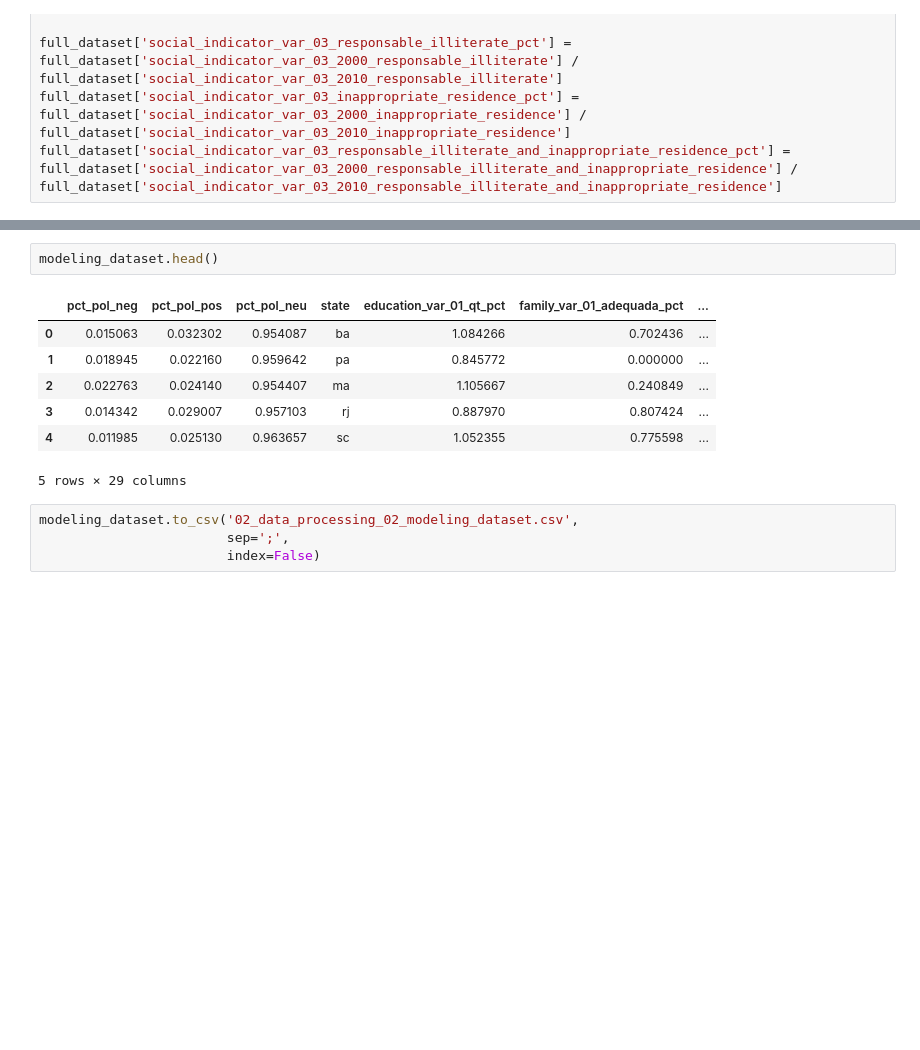
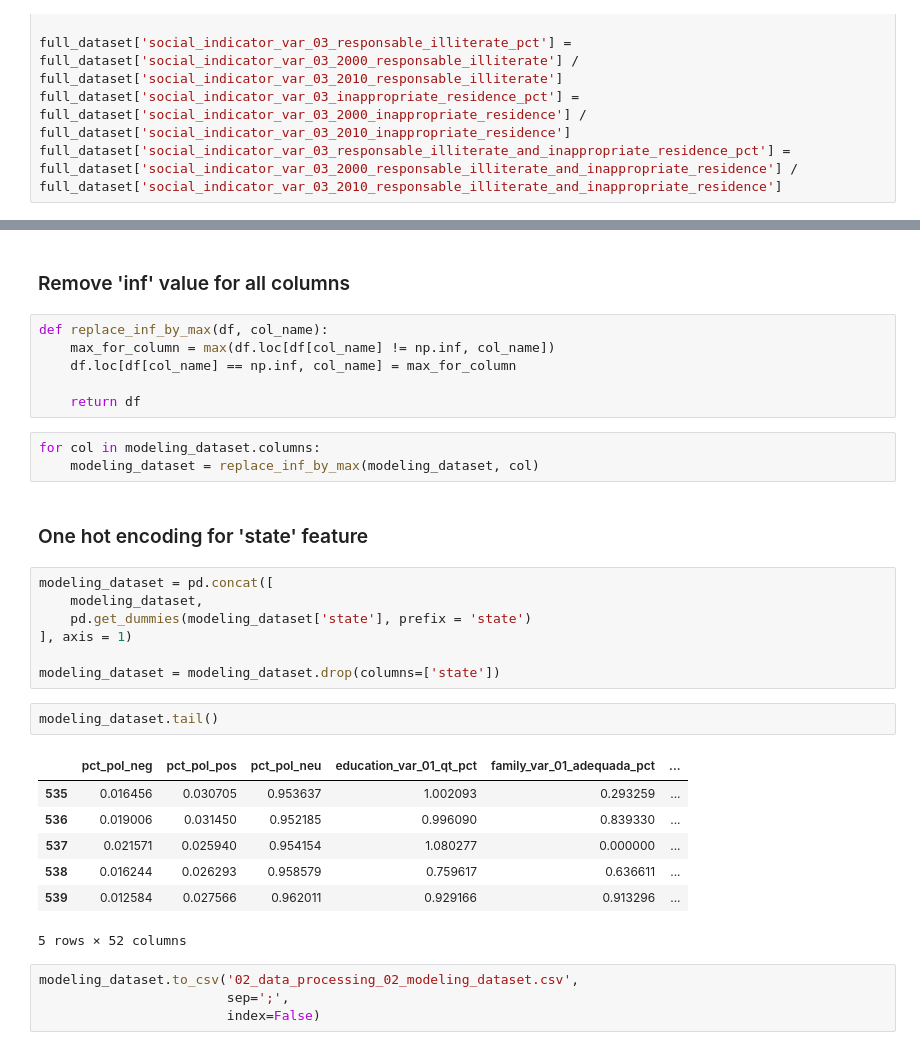
Before and after one commit to lucasbruscato/Master, a Jupyter notebook: 2_database/data_processing/02_data_processing.ipynb, the cells around one changed output, grey strips where cells are left out. Cells and saved outputs as stored; diff of their text form; blank space fills up the shorter version.

```diff
--- a/2_database/data_processing/02_data_processing.ipynb
+++ b/2_database/data_processing/02_data_processing.ipynb
@@ -299,13 +279,33 @@ social_indicator_var_03_responsable_illiterate_and_inappropriate_residence_pct
+# %% [markdown]
+### Remove 'inf' value for all columns
+# %%
+def replace_inf_by_max(df, col_name):
+    max_for_column = max(df.loc[df[col_name] != np.inf, col_name])
+    df.loc[df[col_name] == np.inf, col_name] = max_for_column
+
+    return df
+# %%
+for col in modeling_dataset.columns:
+    modeling_dataset = replace_inf_by_max(modeling_dataset, col)
+# %% [markdown]
+### One hot encoding for 'state' feature
+# %%
+modeling_dataset = pd.concat([
+    modeling_dataset,
+    pd.get_dummies(modeling_dataset['state'], prefix = 'state')
+], axis = 1)
+
+modeling_dataset = modeling_dataset.drop(columns=['state'])
 # %%
-modeling_dataset.head()
+modeling_dataset.tail()
 # %% [output]
-|  | pct_pol_neg | pct_pol_pos | pct_pol_neu | state | education_var_01_qt_pct | family_var_01_adequada_pct | ... |
-| 0 | 0.015063 | 0.032302 | 0.954087 | ba | 1.084266 | 0.702436 | ... |
-| 1 | 0.018945 | 0.022160 | 0.959642 | pa | 0.845772 | 0.000000 | ... |
-| 2 | 0.022763 | 0.024140 | 0.954407 | ma | 1.105667 | 0.240849 | ... |
-| 3 | 0.014342 | 0.029007 | 0.957103 | rj | 0.887970 | 0.807424 | ... |
-| 4 | 0.011985 | 0.025130 | 0.963657 | sc | 1.052355 | 0.775598 | ... |
+|  | pct_pol_neg | pct_pol_pos | pct_pol_neu | education_var_01_qt_pct | family_var_01_adequada_pct | ... |
+| 535 | 0.016456 | 0.030705 | 0.953637 | 1.002093 | 0.293259 | ... |
+| 536 | 0.019006 | 0.031450 | 0.952185 | 0.996090 | 0.839330 | ... |
+| 537 | 0.021571 | 0.025940 | 0.954154 | 1.080277 | 0.000000 | ... |
+| 538 | 0.016244 | 0.026293 | 0.958579 | 0.759617 | 0.636611 | ... |
+| 539 | 0.012584 | 0.027566 | 0.962011 | 0.929166 | 0.913296 | ... |
-5 rows × 29 columns
+5 rows × 52 columns
 # %%
 modeling_dataset.to_csv('02_data_processing_02_modeling_dataset.csv',
                         sep=';',
```
Also changed, not shown: parts of 4 cells of this notebook, 4 other files.
